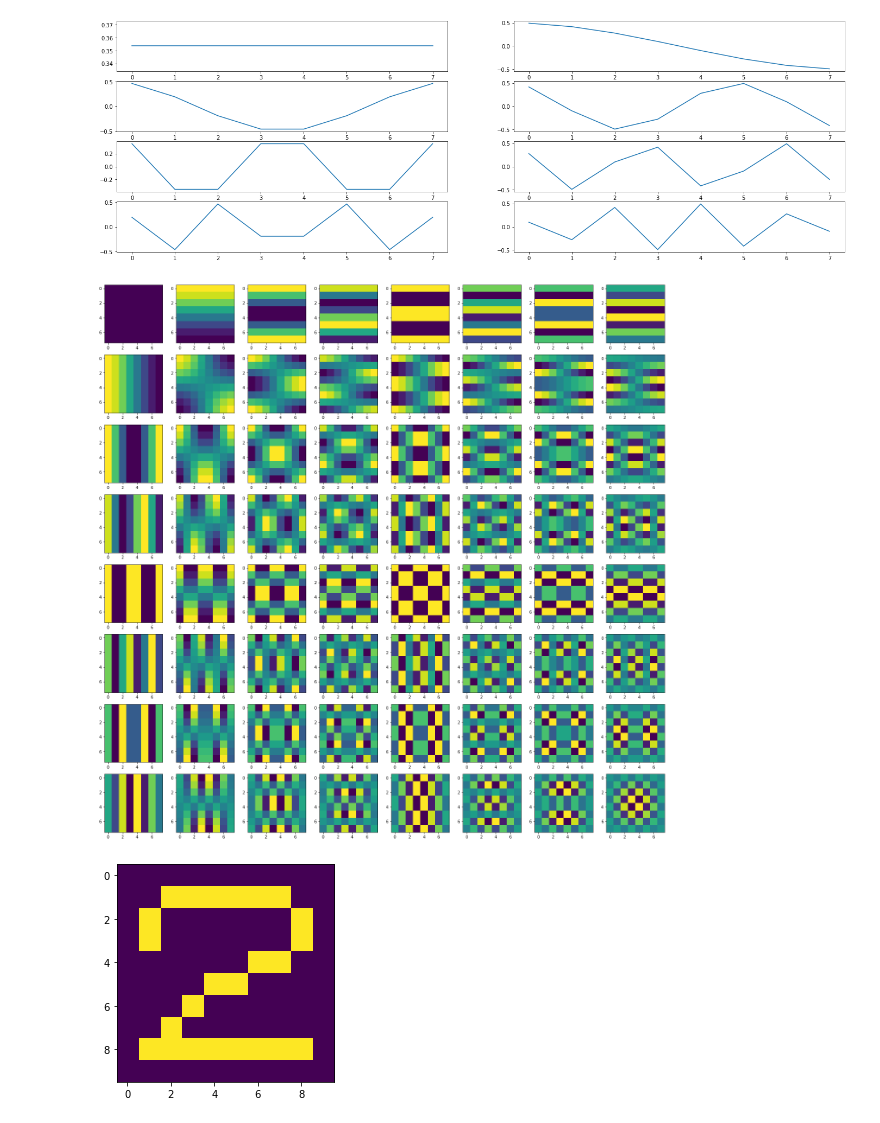
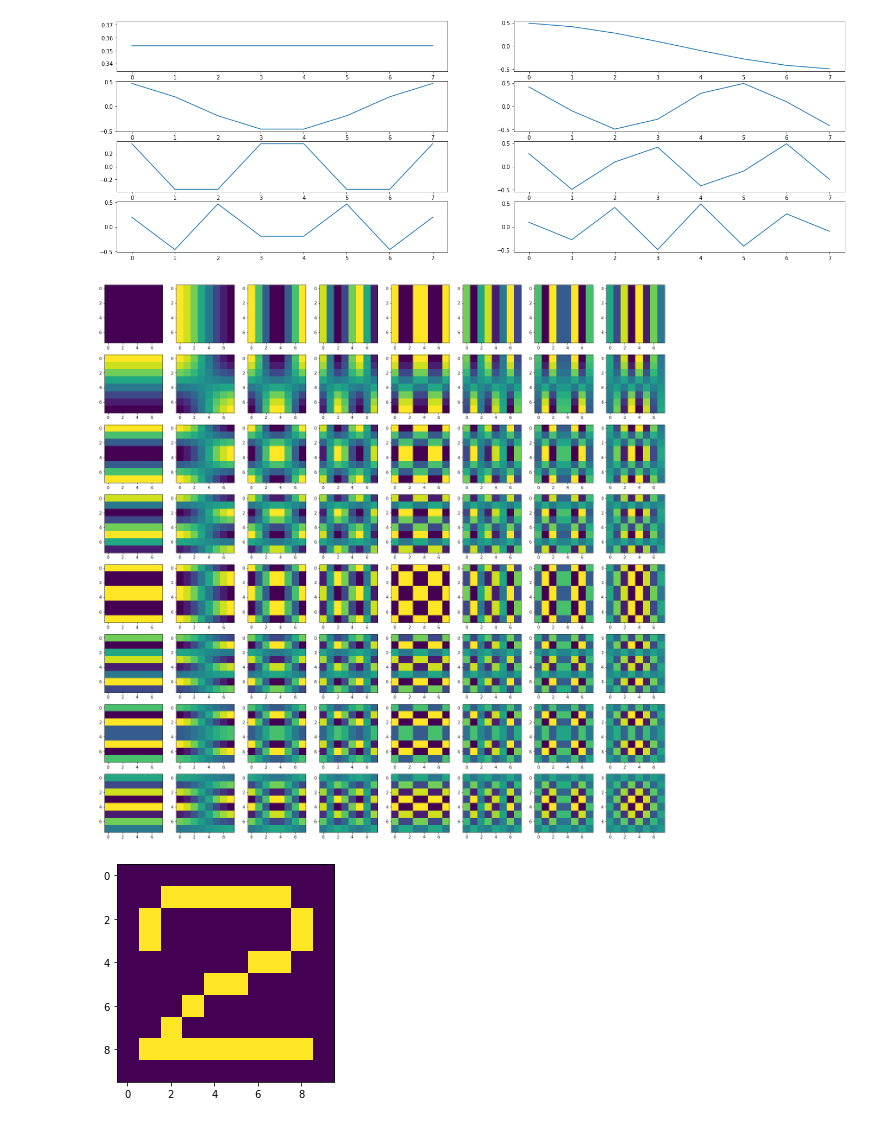
Before and after one commit to Hiroya-W/TPHLCT_and_DMLCT, a Jupyter notebook: 2次元DCT.ipynb, the cells around one changed output. Cells and saved outputs as stored; diff of their text form; code cells hidden in the pictures.

```diff
--- a/2次元DCT.ipynb
+++ b/2次元DCT.ipynb
@@ -23,20 +23,21 @@ for k in range(0, plot_num+1):
 [figure]
 # %%
 T_2d = np.zeros((N,N,N,N))
-for i in range(N):
-    for j in range(N):
-        T_i,T_j = np.meshgrid(T_1d[i], T_1d[j])
-        T_2d[i, j] = T_i * T_j
+for y in range(N): # y
+    for x in range(N): # x
+        # np.meshgrid(x, y)
+        T_x,T_y = np.meshgrid(T_1d[x], T_1d[y])
+        T_2d[y, x] = T_x * T_y
 # %%
 plt.figure(figsize=(25, 25))
-for i in range(8):
-    for j in range(8):
-        plt.subplot(8,8,i*8+j+1)
-        plt.imshow(T_2d[i,j])
+for y in range(8):
+    for x in range(8):
+        plt.subplot(8,8,y*8+x+1)
+        plt.imshow(T_2d[y,x])
 
-plt.savefig('output/output_22.png',dpi=300)
+# plt.savefig('output/output_22.png',dpi=300)
 # %% [output]
-[figure, old version]
+[figure, new version]
 # %%
 def dct(data):
     return T_1d.dot(data)
```
Also changed, not shown: 4 other files.
